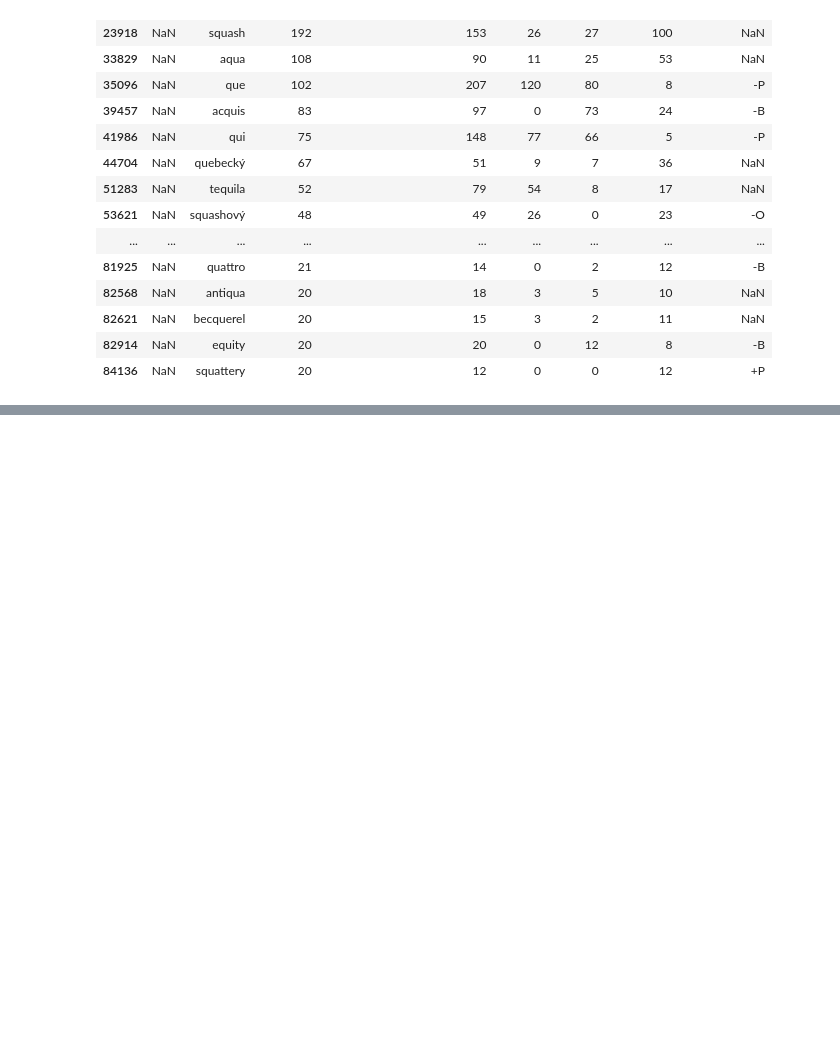
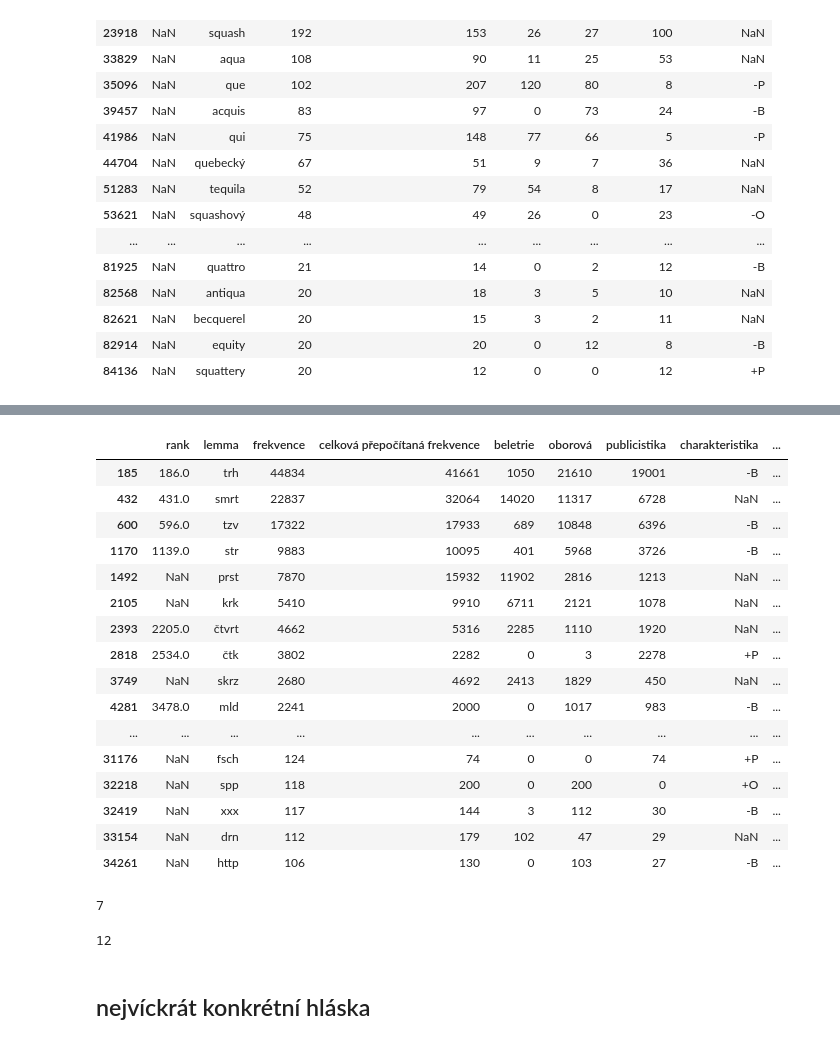
Before and after one commit to michalkasparek/logopedie, a Jupyter notebook: 99 hrátky s korpusem.ipynb, the cells around one changed output, grey strips where cells are left out. Cells and saved outputs as stored; diff of their text form; code cells hidden in the pictures; blank space fills up the shorter version.

```diff
--- a/99 hrátky s korpusem.ipynb
+++ b/99 hrátky s korpusem.ipynb
@@ -183,0 +393,18 @@ df[(df['lemma'].str.lower().str.contains('q',na=False)) & (df['lemma'].str.lower
+# %%
+def bez_samohlasek(x):
+    if isinstance(x, str):
+        counter = 0
+        counter_max = 0
+        vowels = ['a', 'á', 'e', 'é', 'ě', 'i', 'í', 'o', 'ó', 'u', 'ú', 'ů', 'y', 'ý', 'ö', '-', "'", 'ä', '/', 'ü', '.']
+        for l in x:
+            if l.lower() not in vowels:
+                counter += 1
+            else:
+                counter = 0
+            if counter > counter_max:
+                counter_max = counter
+        return counter_max
+    else:
+        return None
+# %%
+df['bez_samohlasek'] = df['lemma'].apply(lambda x: bez_samohlasek(x))
@@ -183,0 +431,2 @@ df[(df['lemma'].str.lower().str.contains('q',na=False)) & (df['lemma'].str.lower
+# %%
+df['delka'] = df['lemma'].apply(lambda x: len(str(x)))
@@ -183,0 +449,30 @@ df[(df['lemma'].str.lower().str.contains('q',na=False)) & (df['lemma'].str.lower
+# %%
+df[(df['bez_samohlasek'] == df['delka']) & (df['delka'] >= 3) & ( df['lemma'] == df['lemma'].apply(lambda x: str(x).lower()))].sort_values(by='frekvence',ascending=False).head(50)
+# %% [output]
+|  | rank | lemma | frekvence | celková přepočítaná frekvence | beletrie | oborová | publicistika | charakteristika | ... |
+| 185 | 186.0 | trh | 44834 | 41661 | 1050 | 21610 | 19001 | -B | ... |
+| 432 | 431.0 | smrt | 22837 | 32064 | 14020 | 11317 | 6728 | NaN | ... |
+| 600 | 596.0 | tzv | 17322 | 17933 | 689 | 10848 | 6396 | -B | ... |
+| 1170 | 1139.0 | str | 9883 | 10095 | 401 | 5968 | 3726 | -B | ... |
+| 1492 | NaN | prst | 7870 | 15932 | 11902 | 2816 | 1213 | NaN | ... |
+| 2105 | NaN | krk | 5410 | 9910 | 6711 | 2121 | 1078 | NaN | ... |
+| 2393 | 2205.0 | čtvrt | 4662 | 5316 | 2285 | 1110 | 1920 | NaN | ... |
+| 2818 | 2534.0 | čtk | 3802 | 2282 | 0 | 3 | 2278 | +P | ... |
+| 3749 | NaN | skrz | 2680 | 4692 | 2413 | 1829 | 450 | NaN | ... |
+| 4281 | 3478.0 | mld | 2241 | 2000 | 0 | 1017 | 983 | -B | ... |
+| ... | ... | ... | ... | ... | ... | ... | ... | ... | ... |
+| 31176 | NaN | fsch | 124 | 74 | 0 | 0 | 74 | +P | ... |
+| 32218 | NaN | spp | 118 | 200 | 0 | 200 | 0 | +O | ... |
+| 32419 | NaN | xxx | 117 | 144 | 3 | 112 | 30 | -B | ... |
+| 33154 | NaN | drn | 112 | 179 | 102 | 47 | 29 | NaN | ... |
+| 34261 | NaN | http | 106 | 130 | 0 | 103 | 27 | -B | ... |
+# %%
+bez_samohlasek('smrskflace')
+# %% [output]
+7
+# %%
+bez_samohlasek('čtvrtsmrskflace')
+# %% [output]
+12
+# %% [markdown]
+## nejvíckrát konkrétní hláska
```
Also changed, not shown: parts of 34 cells of this notebook, 3 other files.
